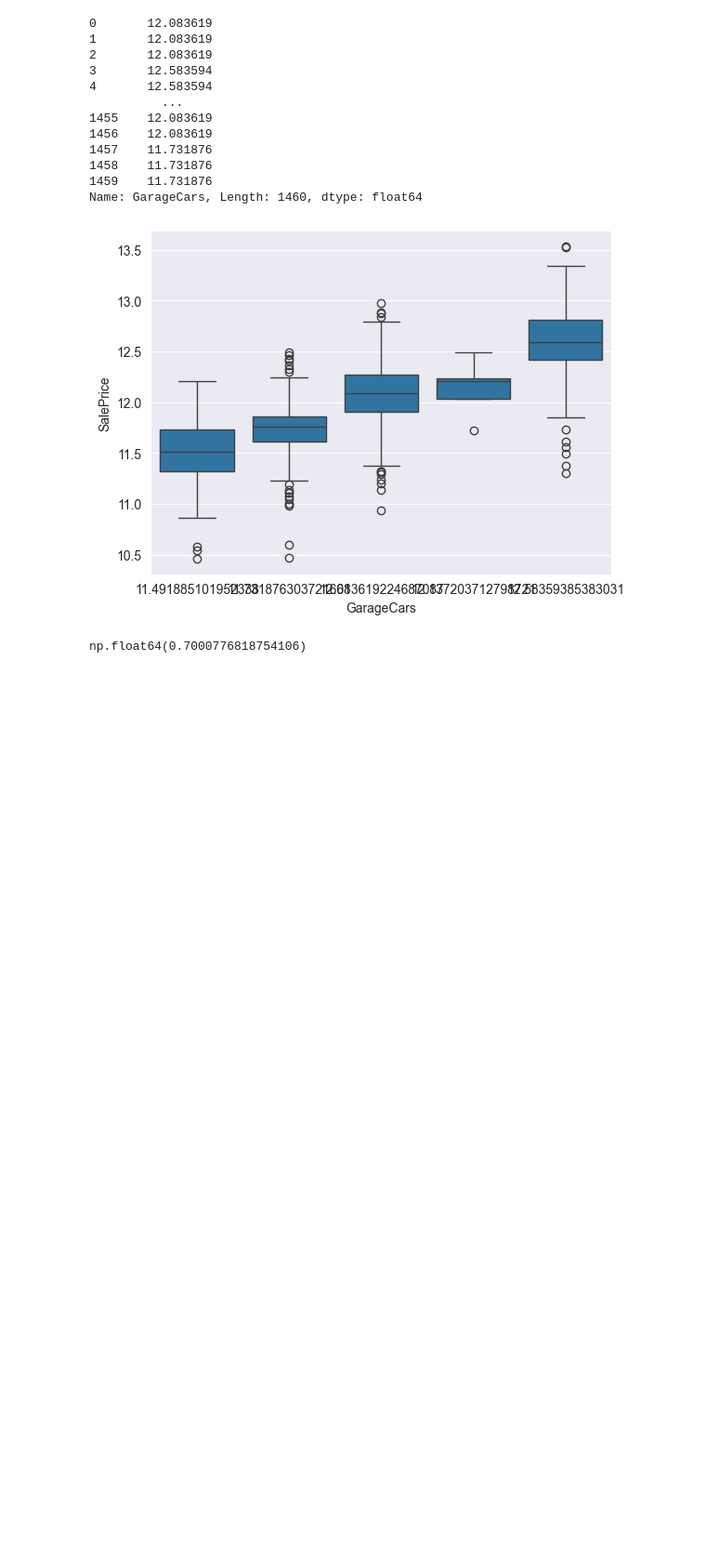
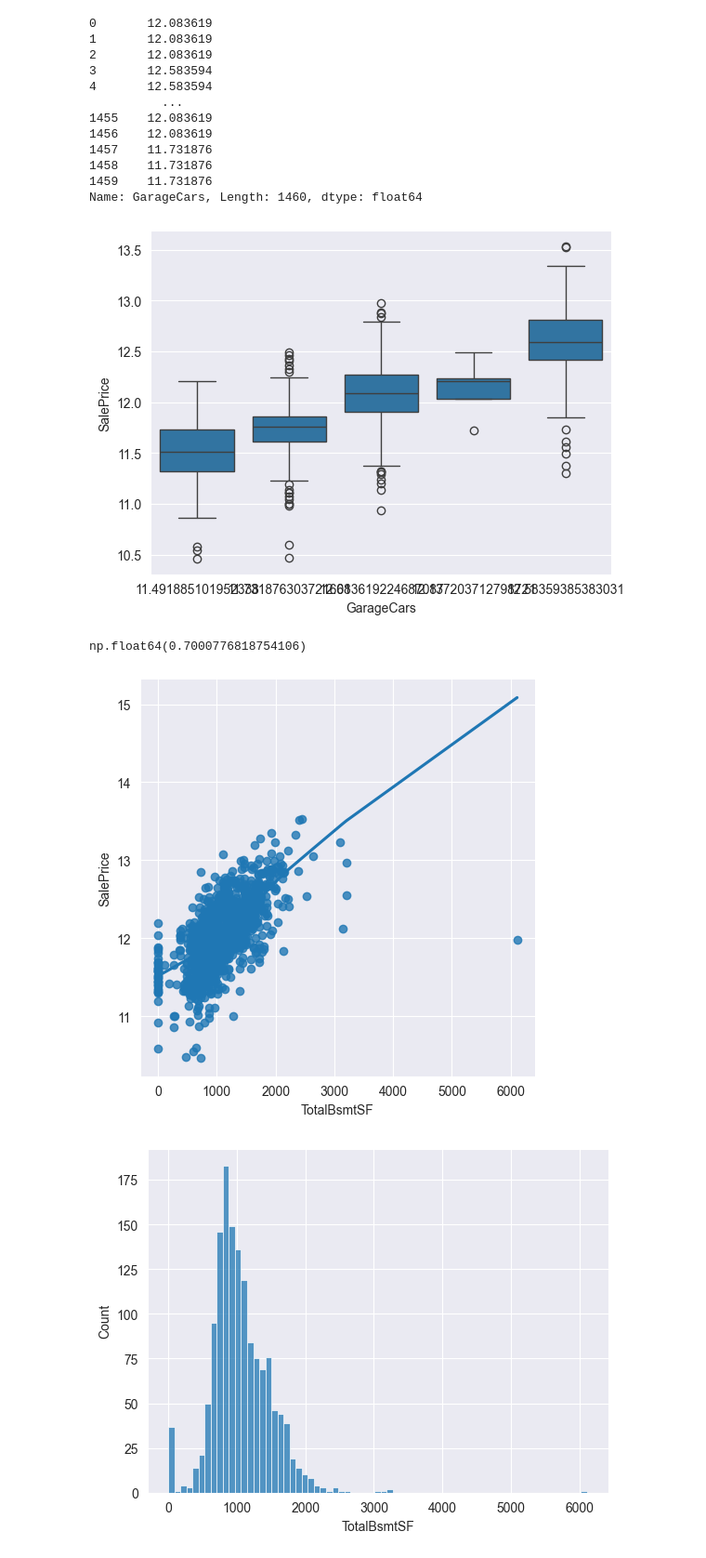
Before and after one commit to indian-coder-aarush/Learning, a Jupyter notebook: HousePriceEDA.ipynb, the cells around one changed output. Shown at 93% size. Cells and saved outputs as stored; diff of their text form; code cells hidden in the pictures; blank space fills up the shorter version.

```diff
--- a/HousePriceEDA.ipynb
+++ b/HousePriceEDA.ipynb
@@ -261,3 +261,11 @@ data["SalePrice"].corr(data["GarageCars"])
 # %% [output]
 [figure]
 np.float64(0.7000776818754106)
+# %%
+sns.lmplot(x ="TotalBsmtSF", y = "SalePrice", data = data,lowess=True)
+plt.show()
+sns.histplot(x = "TotalBsmtSF", data = data)
+plt.show()
+# %% [output]
+[figure, added]
+[figure, added]
```
Also changed, not shown: parts of 8 cells of this notebook.
